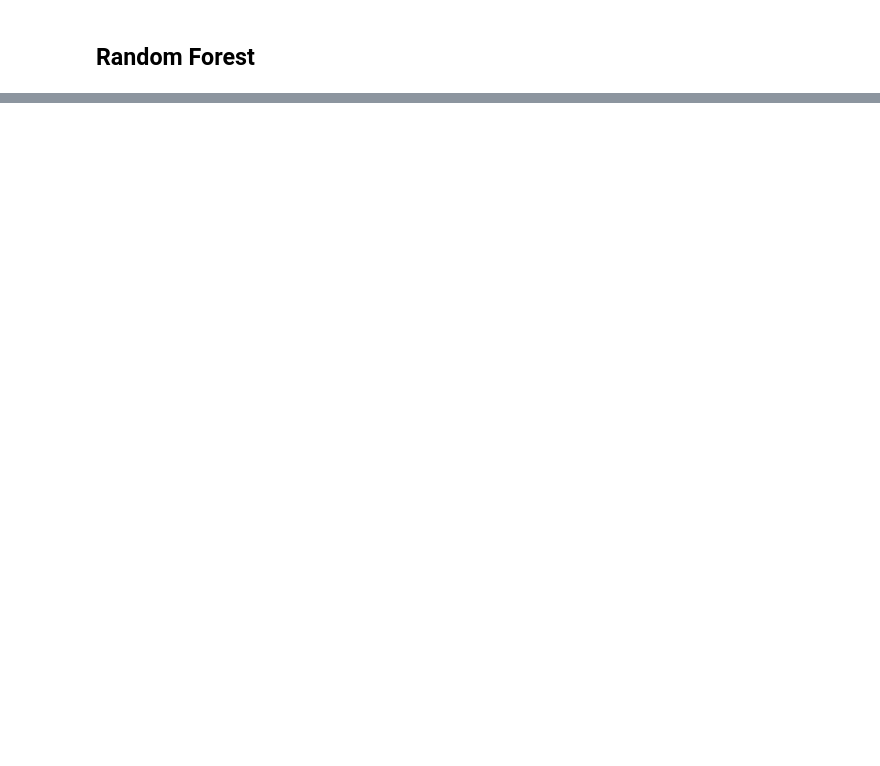
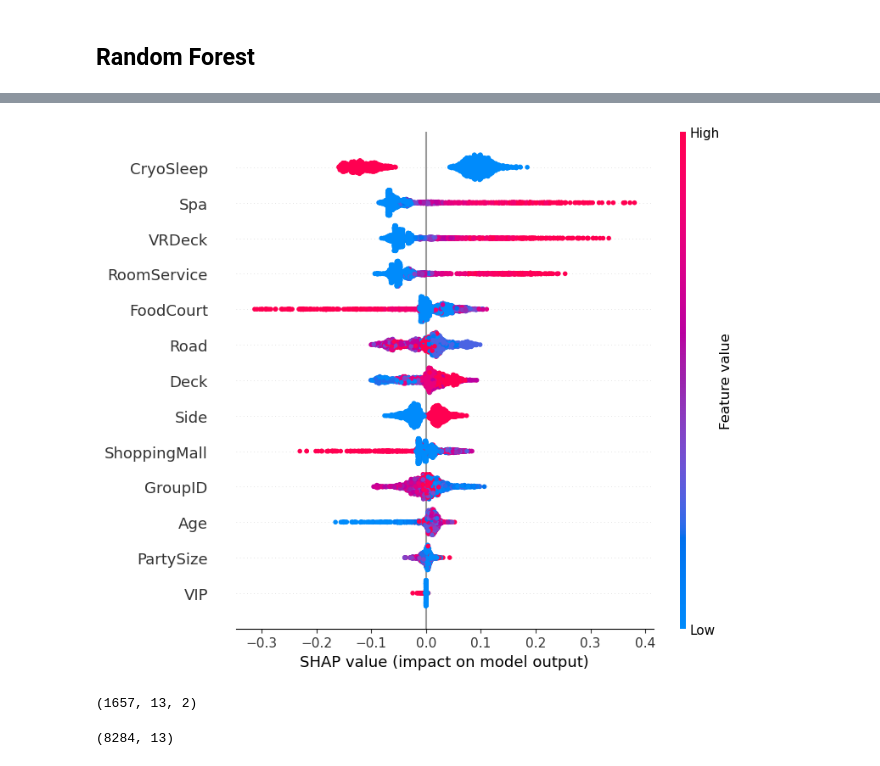
Before and after one commit to johawahn/spaceship_titanic, a Jupyter notebook: TestingModels.ipynb, the cells around one changed output, grey strips where cells are left out. Saved outputs shown, nothing was run; the diff lists cells and outputs as text; code cells hidden in the pictures; blank space fills up the shorter version.

```diff
--- a/TestingModels.ipynb
+++ b/TestingModels.ipynb
@@ -136,0 +156,3 @@ shap.dependence_plot("RoomService", shap_values, X_test)
+# %%
+X,y = input_transform(df_og, no_nans=True)
+X_train, X_test, y_train, y_test = train_test_split(X,y, test_size=0.2)
@@ -136,0 +164,18 @@ shap.dependence_plot("RoomService", shap_values, X_test)
+# %%
+
+# Step 4: Advanced Model - Random Forest Regressor
+rf_model = RandomForestClassifier(random_state=42)
+param_grid = {
+    'n_estimators': [100],
+    'max_depth': [15],
+    'min_samples_split': [2],
+    'min_samples_leaf': [1],
+}
+grid_search = GridSearchCV(rf_model, param_grid, cv=5, scoring='accuracy')
+grid_search.fit(X_train, y_train)
+
+# Best model
+best_rf_model = grid_search.best_estimator_
+
+# Predictions
+y_pred = best_rf_model.predict(X_test)
@@ -136,0 +206,18 @@ shap.dependence_plot("RoomService", shap_values, X_test)
+# %%
+explainer = shap.TreeExplainer(best_rf_model)
+shap_values = explainer.shap_values(X_test)
+
+# Summary Plot
+shap.summary_plot(shap_values[:,:,0], X_test)
+# Dependence Plot (for a key feature, e.g., 'lagged_price')
+#shap.dependence_plot("CryoSleep", shap_values, X_test)
+# %% [output]
+[figure, added]
+# %%
+shap_values.shape
+# %% [output]
+(1657, 13, 2)
+# %%
+X.shape
+# %% [output]
+(8284, 13)
```
Also changed, not shown: parts of 10 cells of this notebook.
